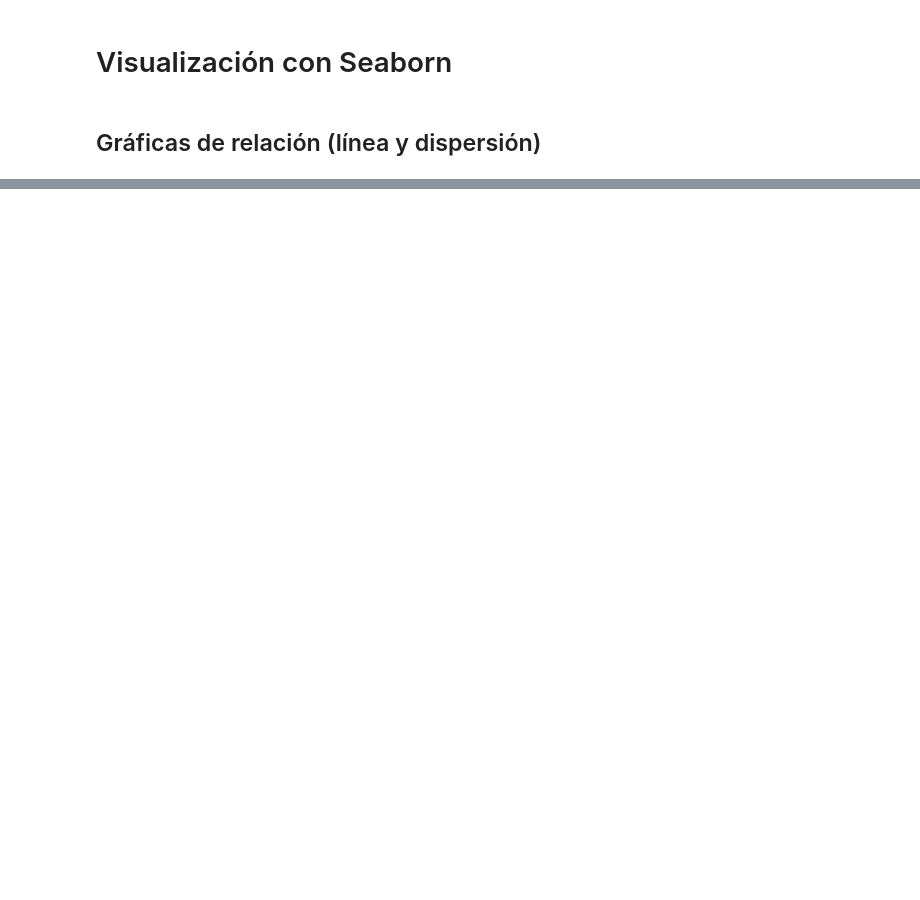
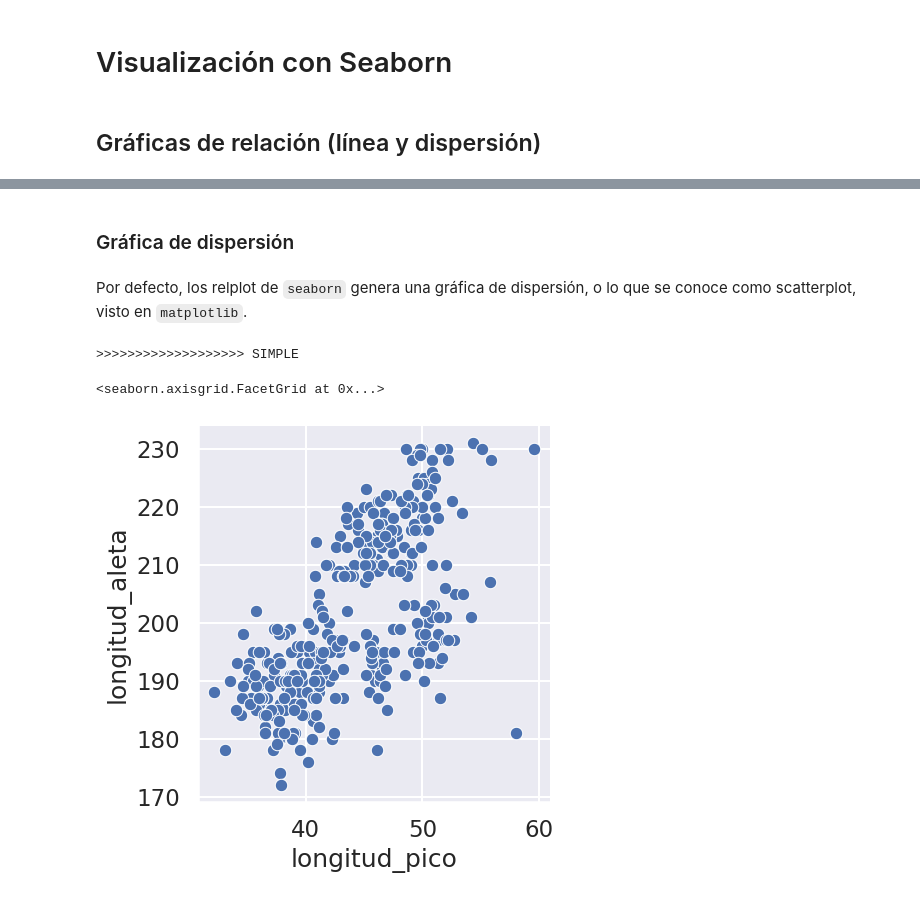
Before and after one commit to SunFanton/python-courses, a Jupyter notebook: codigo_maquina/Nivel_3_Visualizacion_de_datos/04_seaborn_parte1.ipynb, the cells around one changed output, grey strips where cells are left out. Drawn from its saved outputs; the diff is of its cells as text; code cells hidden in the pictures; blank space fills up the shorter version.

````diff
--- a/codigo_maquina/Nivel_3_Visualizacion_de_datos/04_seaborn_parte1.ipynb
+++ b/codigo_maquina/Nivel_3_Visualizacion_de_datos/04_seaborn_parte1.ipynb
@@ -18,0 +78,14 @@ import seaborn as sns
+# %% [markdown]
+### Gráfica de dispersión
+# %% [markdown]
+Por defecto, los relplot de ```seaborn``` genera una gráfica de dispersión, o lo que se conoce como scatterplot, visto en ```matplotlib```.
+# %%
+print(">>>>>>>>>>>>>>>>>>> SIMPLE")
+
+sns.relplot(data=pinguinos,
+            x="longitud_pico",
+            y="longitud_aleta")
+# %% [output]
+>>>>>>>>>>>>>>>>>>> SIMPLE
+<seaborn.axisgrid.FacetGrid at 0x...>
+[figure, added]
````
Also changed, not shown: parts of 17 cells of this notebook.
